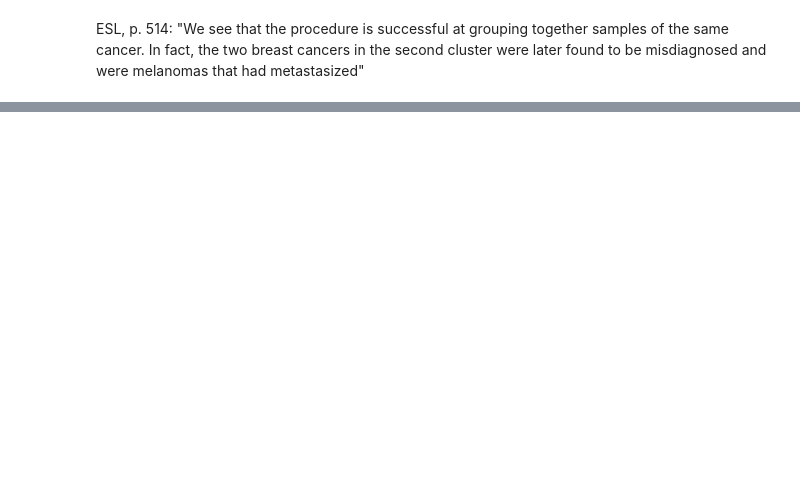
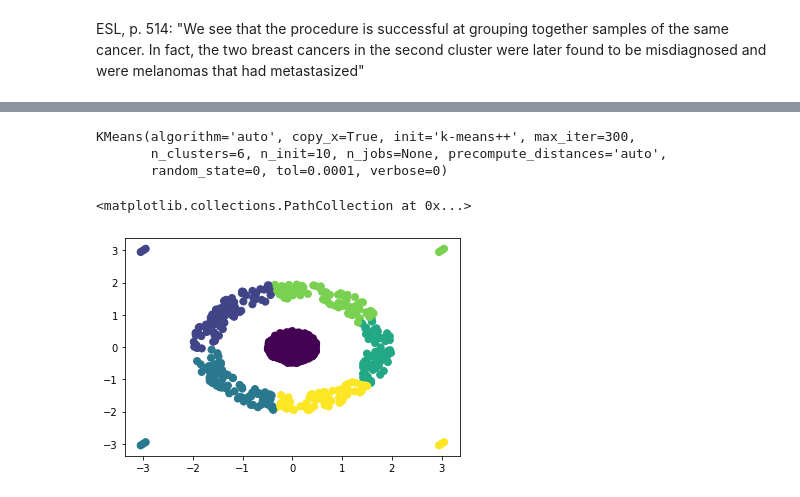
Before and after one commit to kristynpantoja/stat616project, a Jupyter notebook: stat616project.ipynb, the cells around one changed output, grey strips where cells are left out. Cells and saved outputs as stored; diff of their text form; code cells hidden in the pictures; blank space fills up the shorter version.

```diff
--- a/stat616project.ipynb
+++ b/stat616project.ipynb
@@ -45,0 +51,14 @@ ESL, p. 514: "We see that the procedure is successful at grouping together sampl
+# %%
+# example from documentation:
+
+# read two-dimensional input data 'Target'
+from pyclustering.utils import read_sample
+from pyclustering.samples.definitions import FCPS_SAMPLES
+data = read_sample(FCPS_SAMPLES.SAMPLE_TARGET)
+
+# create CLIQUE algorithm for processing
+intervals = 10  # defines amount of cells in grid in each dimension
+threshold = 0   # lets consider each point as non-outlier
+clique_instance = clique(data, intervals, threshold)
+# start clustering process and obtain results
+clique_instance.process()
@@ -45,0 +143,17 @@ ESL, p. 514: "We see that the procedure is successful at grouping together sampl
+# %%
+data_df = pd.DataFrame(data)
+# %%
+kmeans2 = KMeans(n_clusters = 6, random_state = 0).fit(data_df)
+# %%
+kmeans2
+# %% [output]
+KMeans(algorithm='auto', copy_x=True, init='k-means++', max_iter=300,
+       n_clusters=6, n_init=10, n_jobs=None, precompute_distances='auto',
+       random_state=0, tol=0.0001, verbose=0)
+# %%
+predictions2 = kmeans2.predict(data_df)
+# %%
+plt.scatter(x = data_df.loc[:,0], y = data_df.loc[:,1], s = 50, c = predictions2)
+# %% [output]
+<matplotlib.collections.PathCollection at 0x...>
+[figure, added]
```
Also changed, not shown: parts of 17 cells of this notebook.
